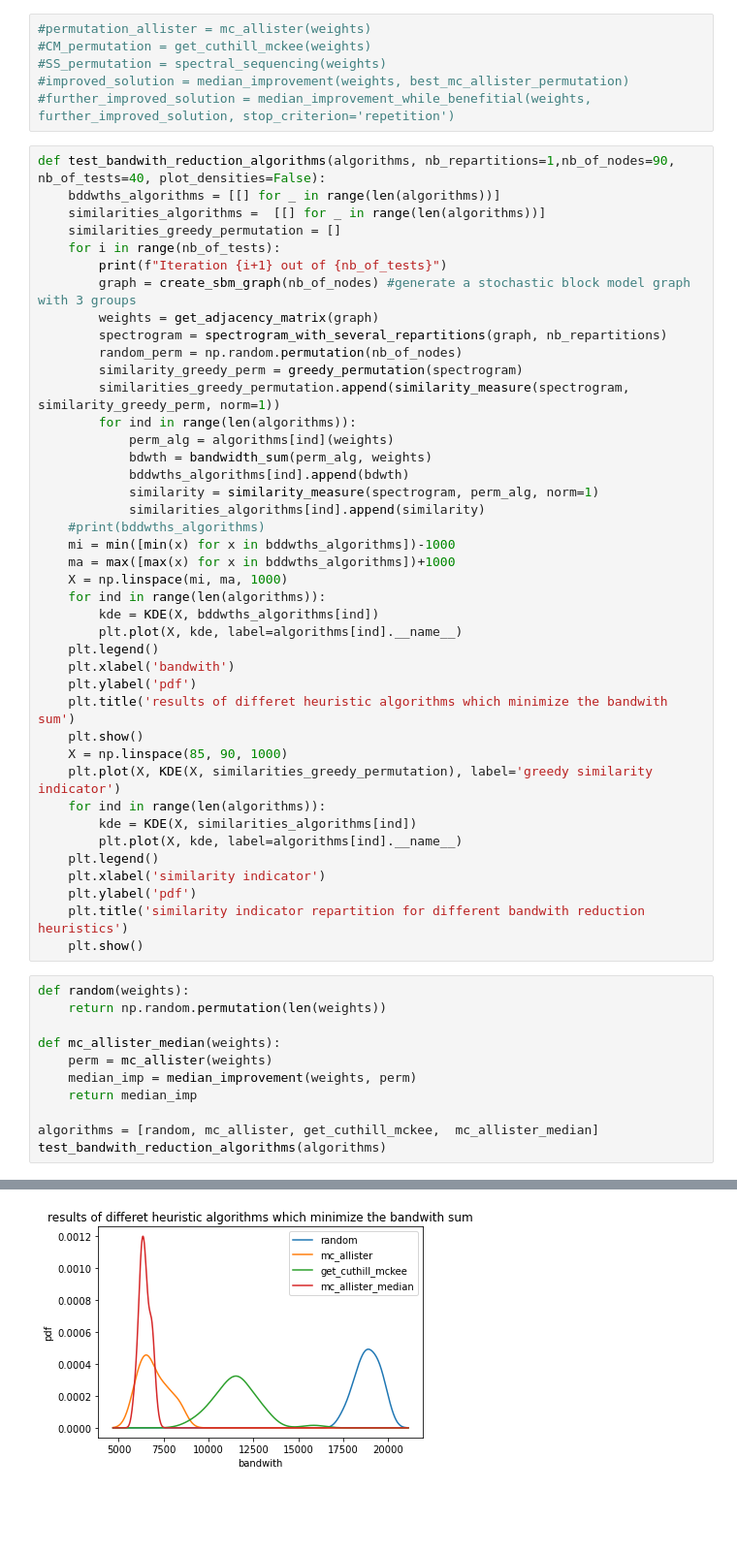
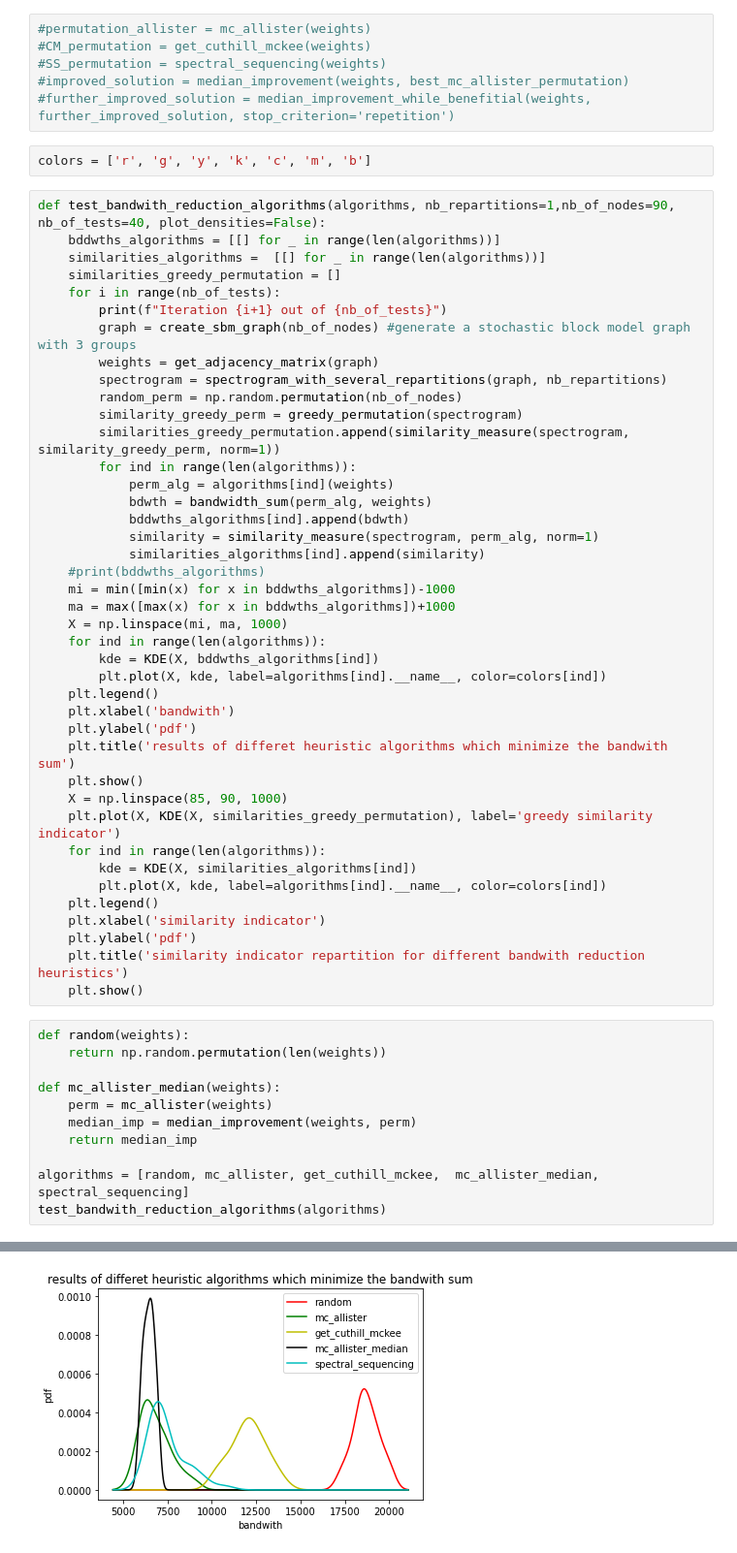
Before and after one commit to thibaut1998e/Graph_signal_processing, a Jupyter notebook: reduce_similarity_with_bandwith.ipynb, the cells around one changed output, grey strips where cells are left out. Shown at 97% size. Cells and saved outputs as stored; diff of their text form; blank space fills up the shorter version.

```diff
--- a/reduce_similarity_with_bandwith.ipynb
+++ b/reduce_similarity_with_bandwith.ipynb
@@ -18,6 +17,8 @@ weights = get_adjacency_matrix(graph_sbm)
 #SS_permutation = spectral_sequencing(weights)
 #improved_solution = median_improvement(weights, best_mc_allister_permutation)
 #further_improved_solution = median_improvement_while_benefitial(weights, further_improved_solution, stop_criterion='repetition')
+# %%
+colors = ['r', 'g', 'y', 'k', 'c', 'm', 'b']
 # %%
 def test_bandwith_reduction_algorithms(algorithms, nb_repartitions=1,nb_of_nodes=90, nb_of_tests=40, plot_densities=False):
     bddwths_algorithms = [[] for _ in range(len(algorithms))]
@@ -43,7 +44,7 @@ def test_bandwith_reduction_algorithms(algorithms, nb_repartitions=1,nb_of_nodes
     X = np.linspace(mi, ma, 1000)
     for ind in range(len(algorithms)):
         kde = KDE(X, bddwths_algorithms[ind])
-        plt.plot(X, kde, label=algorithms[ind].__name__)
+        plt.plot(X, kde, label=algorithms[ind].__name__, color=colors[ind])
     plt.legend()
     plt.xlabel('bandwith')
     plt.ylabel('pdf')
@@ -53,7 +54,7 @@ def test_bandwith_reduction_algorithms(algorithms, nb_repartitions=1,nb_of_nodes
     plt.plot(X, KDE(X, similarities_greedy_permutation), label='greedy similarity indicator')
     for ind in range(len(algorithms)):
         kde = KDE(X, similarities_algorithms[ind])
-        plt.plot(X, kde, label=algorithms[ind].__name__)
+        plt.plot(X, kde, label=algorithms[ind].__name__, color=colors[ind])
     plt.legend()
     plt.xlabel('similarity indicator')
     plt.ylabel('pdf')
@@ -68,7 +69,7 @@ def mc_allister_median(weights):
     median_imp = median_improvement(weights, perm)
     return median_imp
 
-algorithms = [random, mc_allister, get_cuthill_mckee,  mc_allister_median]
+algorithms = [random, mc_allister, get_cuthill_mckee,  mc_allister_median, spectral_sequencing]
 test_bandwith_reduction_algorithms(algorithms)
 # %% [output]
 Iteration 1 out of 40
@@ -91 +92 @@ Iteration 40 out of 40
-[figure, old version]
+[figure, new version]
```
Also changed, not shown: parts of 5 cells of this notebook.
